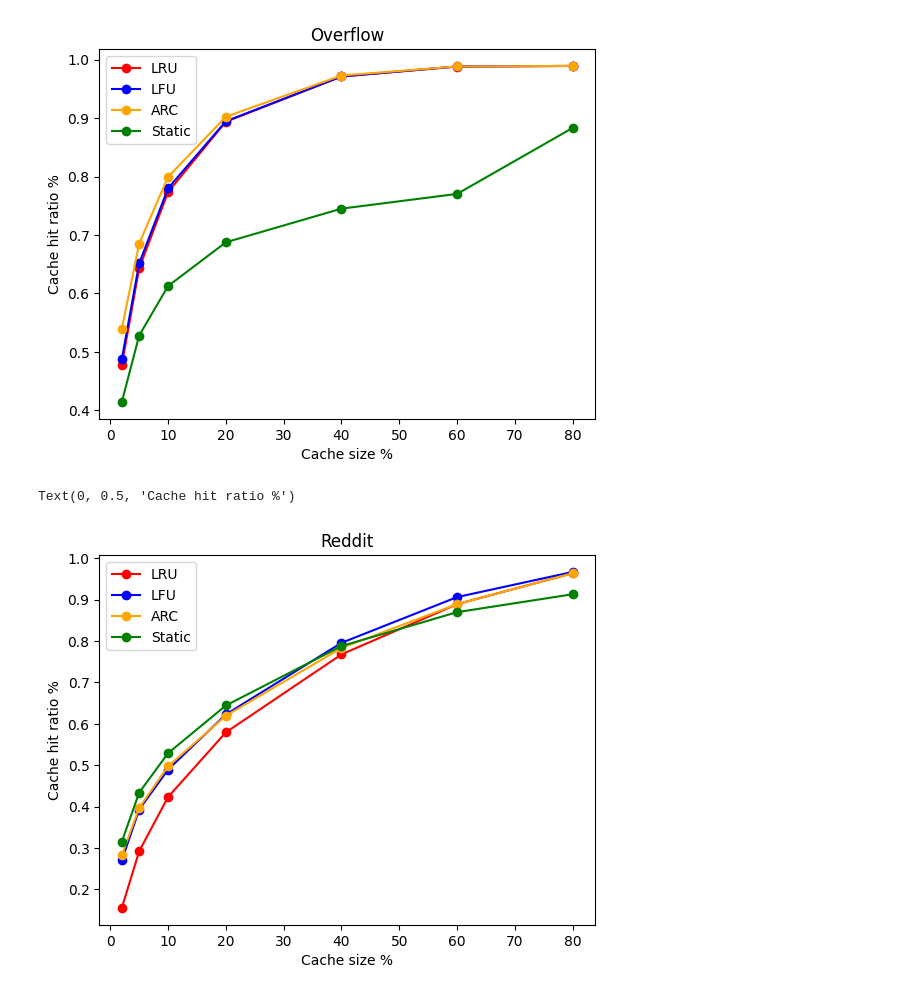
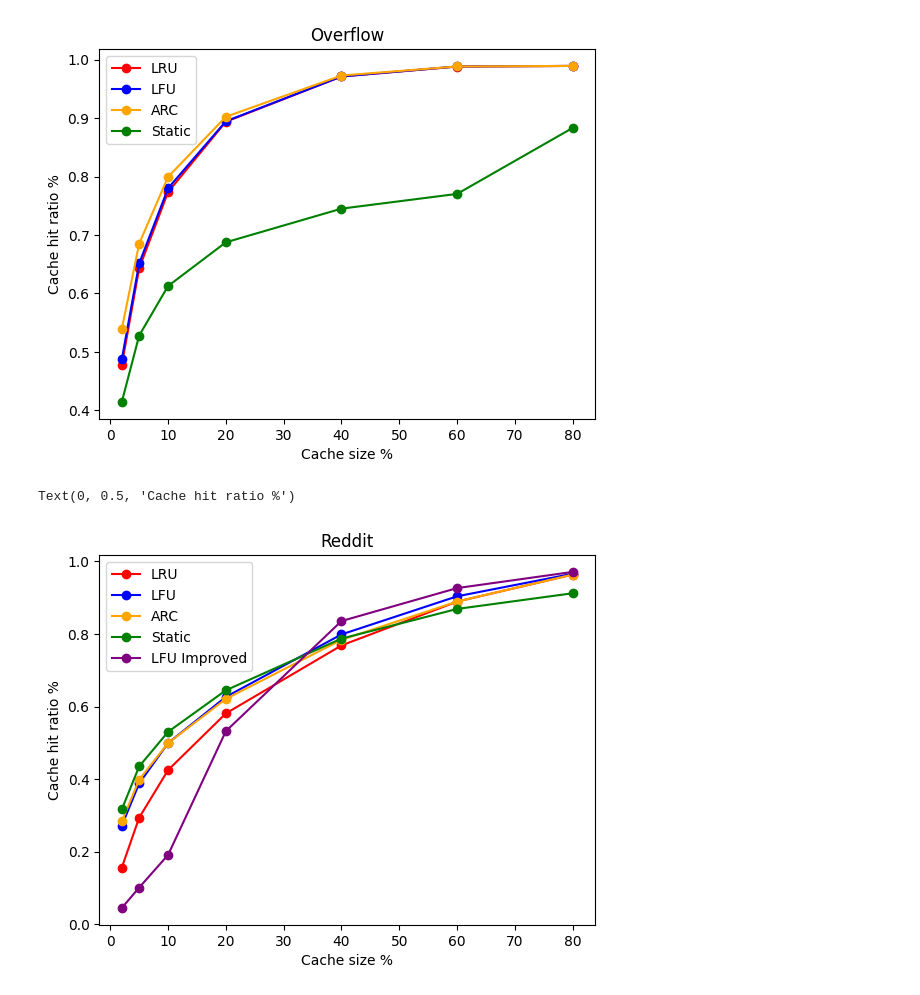
Before and after one commit to zimengzhou1/gnn-ssd, a Jupyter notebook: size_graphs.ipynb, the cells around one changed output. Saved outputs shown, nothing was run; the diff lists cells and outputs as text; code cells hidden in the pictures.

Commit message:
new cache tech

```diff
--- a/size_graphs.ipynb
+++ b/size_graphs.ipynb
@@ -4,20 +4,23 @@ path = '/mnt/raid0nvme1/zz/cache_data/'
 import json
 import os
 import os.path as osp
+import numpy as np
+import matplotlib.pyplot as plt
 
 datasets = ['overflow', 'wiki', 'reddit', 'taobao']
 master_dict = {}
 
 for i in datasets:
   __file__ = os.path.abspath('')
-  path = path = '/mnt/raid0nvme1/zz/cache_data/' + i
+  path = '/mnt/raid0nvme1/zz/cache_data/' + i
+  path = './results/' + i
   print(path)
 
-  startName = path + "/meta_" + i + "_subset_100.0Cache_"
+  startName = path + "/meta_" + i + "_subset_30.0Cache_"
   if (i == 'taobao'):
+     startName = path + "/meta_" + i + "_subset_1.0Cache_"
+  if (i == 'overflow'):
      startName = path + "/meta_" + i + "_subset_3.0Cache_"
-  if (i == 'overflow'):
-     startName = path + "/meta_" + i + "_subset_5.0Cache_"
   endName = "Size_10_5.json"
 
   fileNames = [startName + str(i) + endName for i in [2,5,10,20,40,60,80]]
@@ -25,6 +28,6 @@ for i in datasets:
   for j in fileNames:
       with open(j) as json_file:
         data = json.load(json_file)
-        res.append((data['LRUAccuracy'], data['StaticAccuracy'], data['LFUAccuracy'], data['ARCAccuracy']))
+        res.append((data['LRUAccuracy'], data['StaticAccuracy'], data['LFUAccuracy'], data['ARCAccuracy'], data['LFUImpAccuracy']))
   master_dict[i] = res
 # %% [output]
@@ -43,24 +46,28 @@ reddit_LRUAccuracy = [i[0] for i in master_dict['reddit']]
 reddit_LFUAccuracy = [i[2] for i in master_dict['reddit']]
 reddit_ARCAccuracy = [i[3] for i in master_dict['reddit']]
 reddit_StaticAccuracy = [i[1] for i in master_dict['reddit']]
+reddit_LFUImpAccuracy = [i[4] for i in master_dict['reddit']]
 
 # Wiki
 wiki_LRUAccuracy = [i[0] for i in master_dict['wiki']]
 wiki_LFUAccuracy = [i[2] for i in master_dict['wiki']]
 wiki_ARCAccuracy = [i[3] for i in master_dict['wiki']]
 wiki_StaticAccuracy = [i[1] for i in master_dict['wiki']]
+wiki_LFUImpAccuracy = [i[4] for i in master_dict['wiki']]
 
 # Taobao
 taobao_LRUAccuracy = [i[0] for i in master_dict['taobao']]
 taobao_LFUAccuracy = [i[2] for i in master_dict['taobao']]
 taobao_ARCAccuracy = [i[3] for i in master_dict['taobao']]
 taobao_StaticAccuracy = [i[1] for i in master_dict['taobao']]
+taobao_LFUImpAccuracy = [i[4] for i in master_dict['taobao']]
 
 # Overflow
 LRUAccuracy = [i[0] for i in master_dict['overflow']]
 LFUAccuracy = [i[2] for i in master_dict['overflow']]
 ARCAccuracy = [i[3] for i in master_dict['overflow']]
 StaticAccuracy = [i[1] for i in master_dict['overflow']]
+LFUImpAccuracy = [i[4] for i in master_dict['overflow']]
 
 
 plt.plot(xs, LRUAccuracy, 'o-', color='red', label="Overflow")
@@ -89,15 +125,16 @@ Text(0, 0.5, 'Cache hit ratio %')
 # %%
 plt.plot(xs, reddit_LRUAccuracy, 'o-', color='red', label="LRU")
 plt.plot(xs, reddit_LFUAccuracy, 'o-', color='blue', label="LFU")
 plt.plot(xs, reddit_ARCAccuracy, 'o-', color='orange', label="ARC")
 plt.plot(xs, reddit_StaticAccuracy, 'o-', color='green', label="Static")
+plt.plot(xs, reddit_LFUImpAccuracy, 'o-', color='purple', label="LFU Improved")
 plt.legend()
 plt.title("Reddit")
 plt.xlabel('Cache size %')
 plt.ylabel('Cache hit ratio %')
 # %% [output]
 Text(0, 0.5, 'Cache hit ratio %')
-[figure, old version]
+[figure, new version]
 # %%
 plt.plot(xs, wiki_LRUAccuracy, 'o-', color='red', label="LRU")
 plt.plot(xs, wiki_LFUAccuracy, 'o-', color='blue', label="LFU")
```
Also changed, not shown: parts of 6 cells of this notebook, 8 other files.
